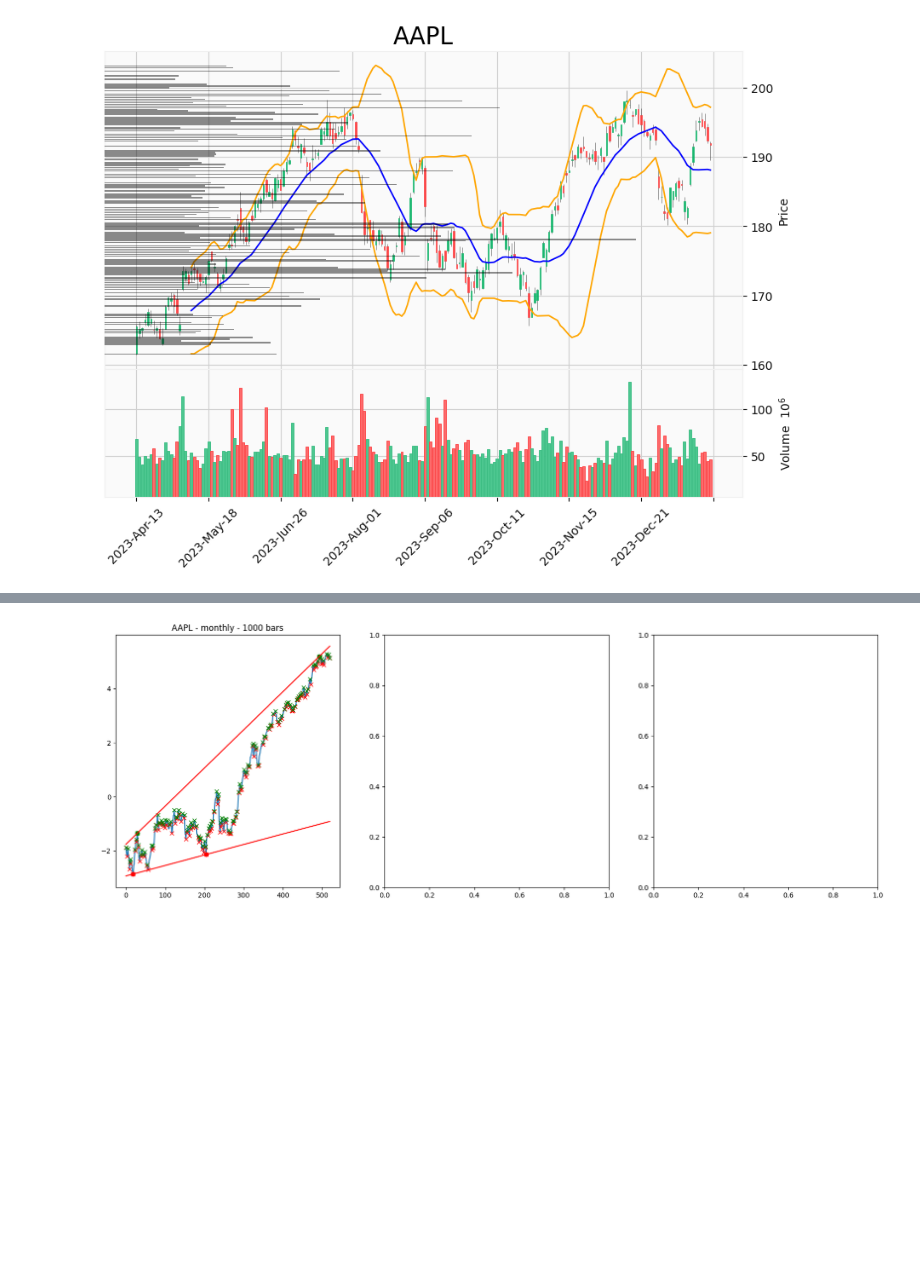
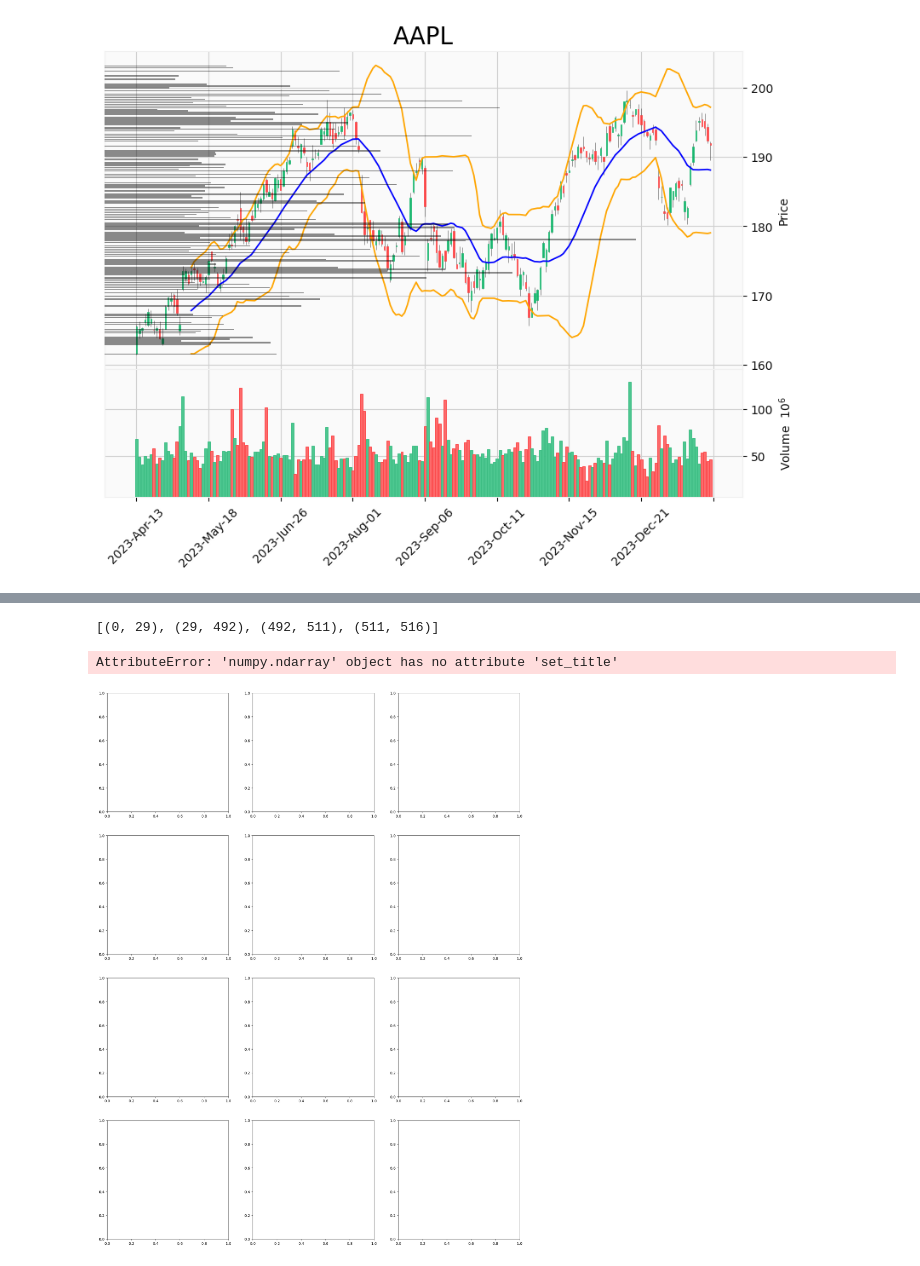
Before and after one commit to 97gamjak/stockMarket, a Jupyter notebook: notebooks/technicalAnalysis.ipynb, the cells around one changed output, grey strips where cells are left out. Drawn from its saved outputs; the diff is of its cells as text; code cells hidden in the pictures; blank space fills up the shorter version.

```diff
--- a/notebooks/technicalAnalysis.ipynb
+++ b/notebooks/technicalAnalysis.ipynb
@@ -63,8 +63,8 @@ def get_extrema(log_close, mode=np.less):
 
     return extrema_pairs, index_extrema
 
-# tickers = ["AAPL", "TSLA", "MSFT", "GOOGL", "AMZN", "FB", "NFLX", "NVDA", "INTC", "CSCO"]
-tickers = ["AAPL"]
+tickers = ["AAPL", "TSLA", "MSFT", "GOOGL", "AMZN", "FB", "NFLX", "NVDA", "INTC", "CSCO"]
+# tickers = ["AAPL"]
 
 n_rows = int(np.ceil(len(tickers) / 3))
 size_x = 20
@@ -84,8 +84,6 @@ for n_ticker, ticker in enumerate(tickers):
 
     best_minimum_pair = sorted(minima_pairs, key=lambda x: x[1] - x[0], reverse=True)[0] if len(minima_pairs) > 0 else []
     best_maximum_pair = sorted(maxima_pairs, key=lambda x: x[1] - x[0], reverse=True)[0] if len(maxima_pairs) > 0 else []
-
-    print(maxima_pairs)
 
     ax_x = n_ticker // 3
     ax_y = n_ticker % 3
@@ -129,5 +127,5 @@ for n_ticker, ticker in enumerate(tickers):
         k = (log_close[best_maximum_pair[1]] - log_close[best_maximum_pair[0]]) / (best_maximum_pair[1] - best_maximum_pair[0])
         intercept = log_close[best_maximum_pair[0]] - k * best_maximum_pair[0]
         trendline = [func_trendline(i, k, intercept) for i in range(len(log_close))]
-        my_ax.plot(trendline, 'r-')
+        my_ax.plot(trendline, 'g-')
 # %% [output]
@@ -135 +133,3 @@ for n_ticker, ticker in enumerate(tickers):
+[(0, 29), (29, 492), (492, 511), (511, 516)]
+AttributeError: 'numpy.ndarray' object has no attribute 'set_title'
-[figure, old version]
+[figure, new version]
```
Also changed, not shown: parts of 1 cell of this notebook.
